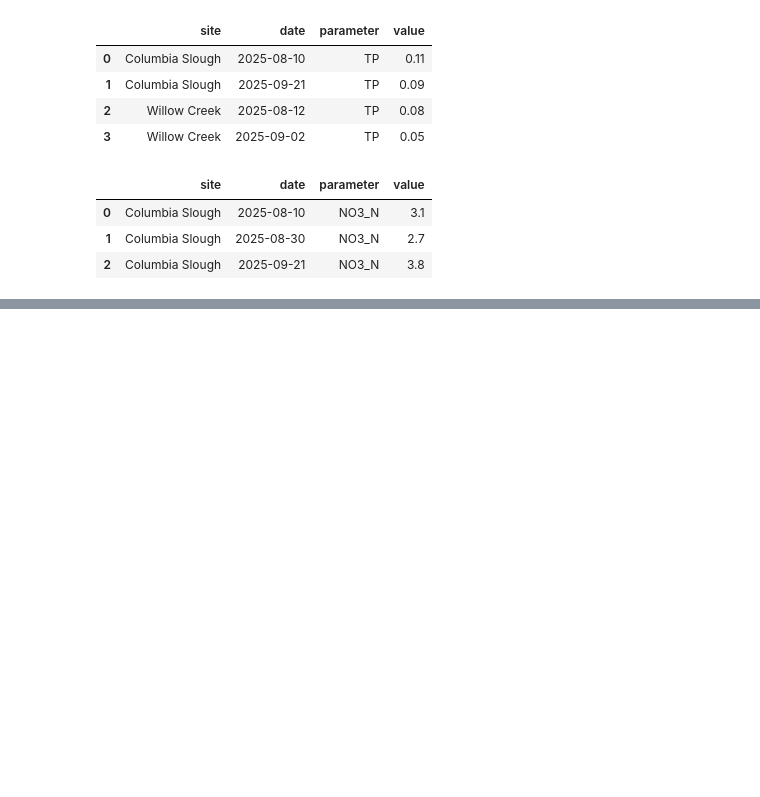
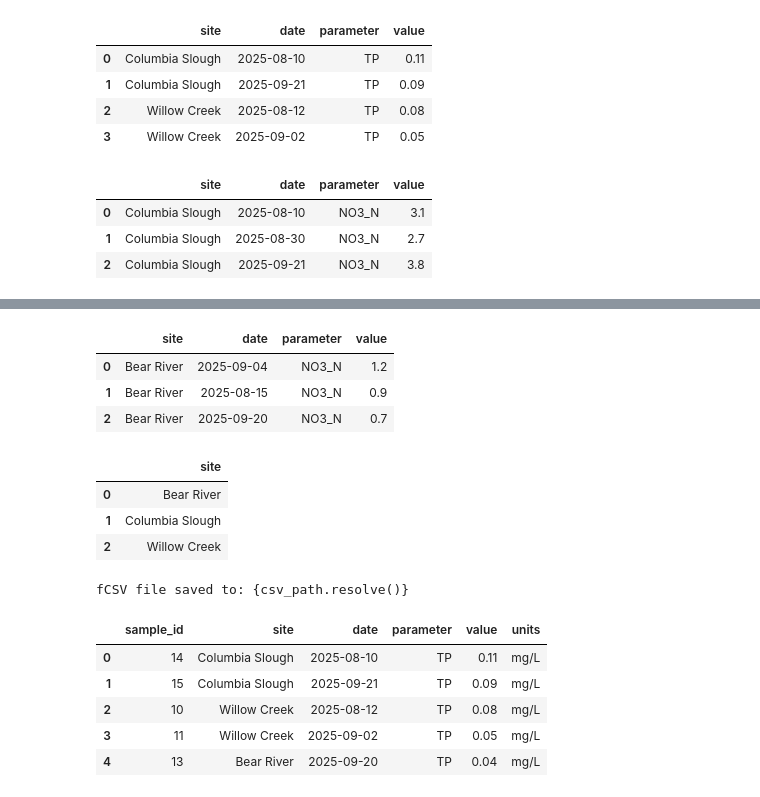
Before and after one commit to KyleLearnsCoding/env-data-analyst-oct, a Jupyter notebook: notebooks/Week2_Task1_SQL.ipynb, the cells around one changed output, grey strips where cells are left out. Drawn from its saved outputs; the diff is of its cells as text; code cells hidden in the pictures; blank space fills up the shorter version.

```diff
--- a/notebooks/Week2_Task1_SQL.ipynb
+++ b/notebooks/Week2_Task1_SQL.ipynb
@@ -217,0 +270,66 @@ SELECT site, date, parameter, value
+# %%
+#Putting it together
+#SELECT + WHERE + ORDER BY + LIMIT
+
+#Top 3 nitrate results from Bear River in late summer/fall 2025
+run_sql("""
+SELECT site, date, parameter, value
+FROM water_quality
+WHERE parameter = 'NO3_N'
+    AND site = :site
+    AND date BETWEEN :start AND :end
+ORDER BY value DESC
+LIMIT 3;
+""", params={"site": "Bear River", "start": "2025-08-01", "end": "2025-10-31"})
+# %% [output]
+|  | site | date | parameter | value |
+| 0 | Bear River | 2025-09-04 | NO3_N | 1.2 |
+| 1 | Bear River | 2025-08-15 | NO3_N | 0.9 |
+| 2 | Bear River | 2025-09-20 | NO3_N | 0.7 |
+# %%
+#Useful Extras
+
+#DISTINCT (selects for listing all the unique values)
+run_sql("""
+SELECT DISTINCT site
+FROM water_quality
+ORDER BY site
+""")
+# %% [output]
+|  | site |
+| 0 | Bear River |
+| 1 | Columbia Slough |
+| 2 | Willow Creek |
+# %%
+#Useful Extras
+
+#Create folder for CSV files in working folder
+csv_folder = Path("csv")
+csv_folder.mkdir(exist_ok=True)
+
+#Run query and save results
+result = run_sql("""
+SELECT *
+FROM water_quality
+WHERE parameter = 'TP'
+ORDER BY value DESC;
+""")
+
+#Define file path inside the csv folder
+csv_path = csv_folder / "tp_results.csv"
+
+#Save DataFrame as CSV
+result.to_csv(csv_path, index=False)
+
+print("fCSV file saved to: {csv_path.resolve()}")
+
+#Display first few rows
+result.head()
+# %% [output]
+fCSV file saved to: {csv_path.resolve()}
+|  | sample_id | site | date | parameter | value | units |
+| 0 | 14 | Columbia Slough | 2025-08-10 | TP | 0.11 | mg/L |
+| 1 | 15 | Columbia Slough | 2025-09-21 | TP | 0.09 | mg/L |
+| 2 | 10 | Willow Creek | 2025-08-12 | TP | 0.08 | mg/L |
+| 3 | 11 | Willow Creek | 2025-09-02 | TP | 0.05 | mg/L |
+| 4 | 13 | Bear River | 2025-09-20 | TP | 0.04 | mg/L |
```
Also changed, not shown: parts of 5 cells of this notebook, 4 other files.
